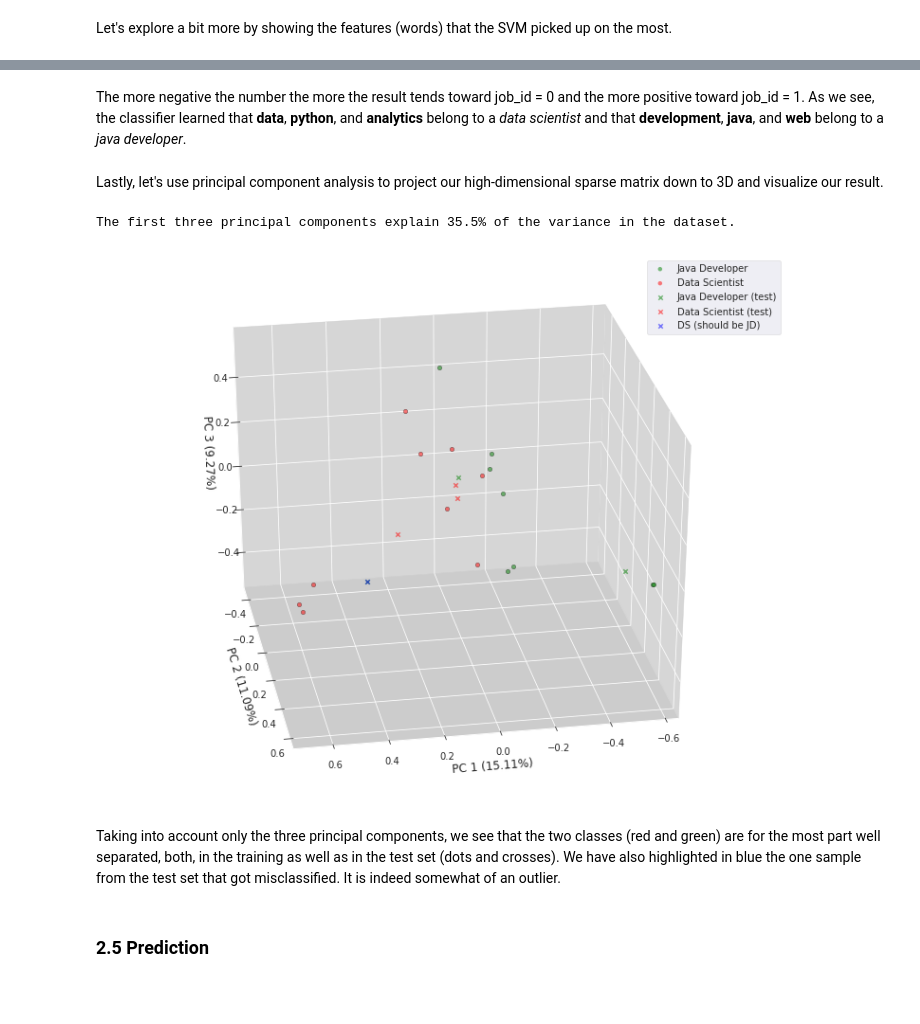
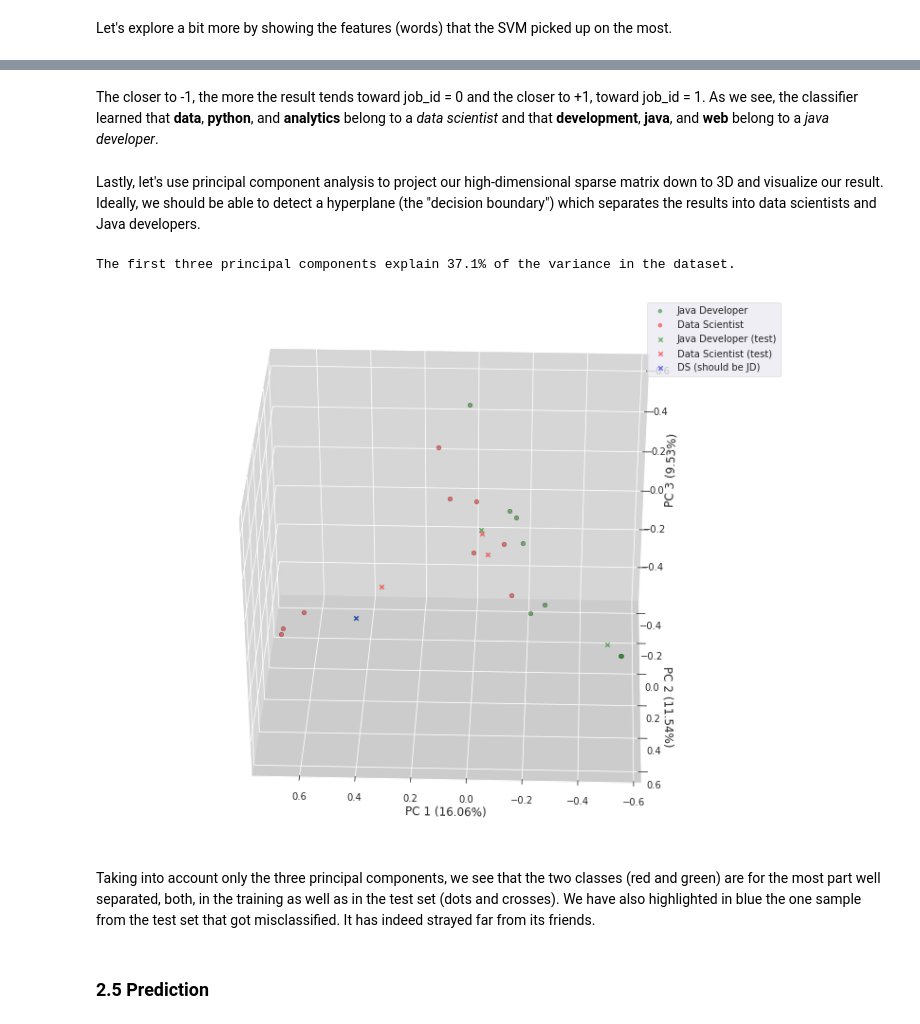
Before and after one commit to mstykow/SAP_jobs, a Jupyter notebook: SAP Careers Database.ipynb, the cells around one changed output, grey strips where cells are left out. Cells and saved outputs as stored; diff of their text form; code cells hidden in the pictures; blank space fills up the shorter version.

Commit message:
removed bug from model

```diff
--- a/SAP Careers Database.ipynb
+++ b/SAP Careers Database.ipynb
@@ -264,7 +256,7 @@ Found 11 results.
 # %%
 # Create DataFrame using first row as headers
-jd = pd.DataFrame(jd_data[1:], columns = jd_data[0]) # uncomment if loading from web scraper
-#jd = pd.read_csv('java developer.csv') # uncomment if loading from csv
+#jd = pd.DataFrame(jd_data[1:], columns = jd_data[0]) # uncomment if loading from web scraper
+jd = pd.read_csv('java developer.csv') # uncomment if loading from csv
 
 # Convert data types
 jd['Requisition ID'] = jd['Requisition ID'].apply(pd.to_numeric)
@@ -364,0 +337,28 @@ clf_model = clf.fit(X_train, y_train)
+# %%
+# Split the data into train and test portions
+from sklearn.model_selection import train_test_split
+X = dfx['Requirements']
+y = dfx['job_id']
+X_train, X_test, y_train, y_test = train_test_split(X, y, random_state = 0)
+
+# Create pipeline for vectorization and classification
+from sklearn.pipeline import Pipeline
+from sklearn.feature_extraction.text import TfidfVectorizer
+from sklearn import svm
+from sklearn.model_selection import GridSearchCV
+tfidf_svm = Pipeline([
+    # vectorizer using our custom tokenizer from 1.1
+    ('vec', TfidfVectorizer(min_df = 2, ngram_range = (1, 2), tokenizer = tokenize)),
+    ('clf', svm.SVC(probability = True, random_state = 0))
+])
+vectorizer = tfidf_svm.named_steps['vec']
+clf = tfidf_svm.named_steps['clf']
+
+# Find best parameters of SVM
+parameters = {
+    'clf__kernel': ['linear', 'rbf'],
+    'clf__C': [0.001, 0.01, 0.1, 1, 10, 100, 1000]
+}
+grid_search = GridSearchCV(tfidf_svm, parameters, cv = 3, n_jobs = -1, verbose = 1)
+grid_search.fit(X_train, y_train)
+print('Optimized parameters: ', grid_search.best_params_)
@@ -364,0 +370,4 @@ clf_model = clf.fit(X_train, y_train)
+# %%
+# Set pipeline parameters to grid search result and train model
+tfidf_svm.set_params(**grid_search.best_params_)
+tfidf_svm.fit(X_train, y_train)
@@ -433,10 +451,13 @@ Most important words:
 # %% [markdown]
-The more negative the number the more the result tends toward job_id = 0 and the more positive toward job_id = 1. As we see, the classifier learned that **data**, **python**, and **analytics** belong to a *data scientist* and that **development**, **java**, and **web** belong to a *java developer*.
+The closer to -1, the more the result tends toward job_id = 0 and the closer to +1, toward job_id = 1. As we see, the classifier learned that **data**, **python**, and **analytics** belong to a *data scientist* and that **development**, **java**, and **web** belong to a *java developer*.
 # %% [markdown]
-Lastly, let's use principal component analysis to project our high-dimensional sparse matrix down to 3D and visualize our result.
+Lastly, let's use principal component analysis to project our high-dimensional sparse matrix down to 3D and visualize our result. Ideally, we should be able to detect a hyperplane (the "decision boundary") which separates the results into data scientists and Java developers.
 # %%
 from sklearn.decomposition import PCA
 from mpl_toolkits.mplot3d import Axes3D
+
+X_train = vectorizer.fit_transform(X_train).toarray()
+X_test = vectorizer.transform(X_test).toarray()
 
 pca = PCA(n_components = 3)
 pca.fit(X_train)
@@ -445,7 +466,7 @@ pca_X_test = pca.transform(X_test)
 print('The first three principal components explain {:.1f}% of the variance in the \
 dataset.'.format(100 * sum(pca.explained_variance_ratio_)))
 # %% [output]
-The first three principal components explain 35.5% of the variance in the dataset.
+The first three principal components explain 37.1% of the variance in the dataset.
 # %%
 from collections import OrderedDict
 
@@ -462,39 +483,39 @@ cvec_test = [label_color_dict[label] for label in y_test]
 
 # Create the scatter plot by plotting each point separately
 fig = plt.figure(1, figsize = (10, 8))
-ax = Axes3D(fig, rect = [0, 0, 1, 1], elev = 30, azim = 80)
+ax = Axes3D(fig, rect = [0, 0, 1, 1], elev = 35, azim = 92)
 for i in range(len(pca_X_train)):
     ax.scatter(pca_X_train[i, 0], pca_X_train[i, 1], pca_X_train[i, 2], \
                c = cvec_train[i], edgecolor = '', alpha = 0.5, label = labels_train[i])
 for i in range(len(pca_X_test)):
     ax.scatter(pca_X_test[i, 0], pca_X_test[i, 1], pca_X_test[i, 2], c = cvec_test[i], \
             edgecolor = '', alpha = 0.5, label = labels_test[i] + ' (test)', marker = 'x')
 
 ax.scatter(pca_X_test[4, 0], pca_X_test[4, 1], pca_X_test[4, 2], c = 'blue', \
             edgecolor = '', alpha = 0.5, label = 'DS (should be JD)', marker = 'x')
 
 # Add the axis labels
 ax.set_xlabel('PC 1 (%.2f%%)' % (pca.explained_variance_ratio_[0]*100))
 ax.set_ylabel('PC 2 (%.2f%%)' % (pca.explained_variance_ratio_[1]*100))
 ax.set_zlabel('PC 3 (%.2f%%)' % (pca.explained_variance_ratio_[2]*100))
 ax.set_facecolor('white')
 ax.w_xaxis.set_pane_color((.8,.8,.8,.8))
 ax.w_yaxis.set_pane_color((.8,.8,.8,.8))
 ax.w_zaxis.set_pane_color((.8,.8,.8,1))
 
 # Get unique labels for legend
 handles, labels = plt.gca().get_legend_handles_labels()
 by_label = OrderedDict(zip(labels, handles))
 #by_label.move_to_end('Java Developer (test)')
 by_label.move_to_end('Data Scientist (test)')
 by_label.move_to_end('DS (should be JD)')
 ax.legend(by_label.values(), by_label.keys())
 
 plt.show()
 # %% [output]
-[figure, old version]
+[figure, new version]
 # %% [markdown]
-Taking into account only the three principal components, we see that the two classes (red and green) are for the most part well separated, both, in the training as well as in the test set (dots and crosses). We have also highlighted in blue the one sample from the test set that got misclassified. It is indeed somewhat of an outlier.
+Taking into account only the three principal components, we see that the two classes (red and green) are for the most part well separated, both, in the training as well as in the test set (dots and crosses). We have also highlighted in blue the one sample from the test set that got misclassified. It has indeed strayed far from its friends.
 # %% [markdown]
 <a id='predict'></a>
 ### 2.5 Prediction
```
Also changed, not shown: parts of 30 cells of this notebook.
